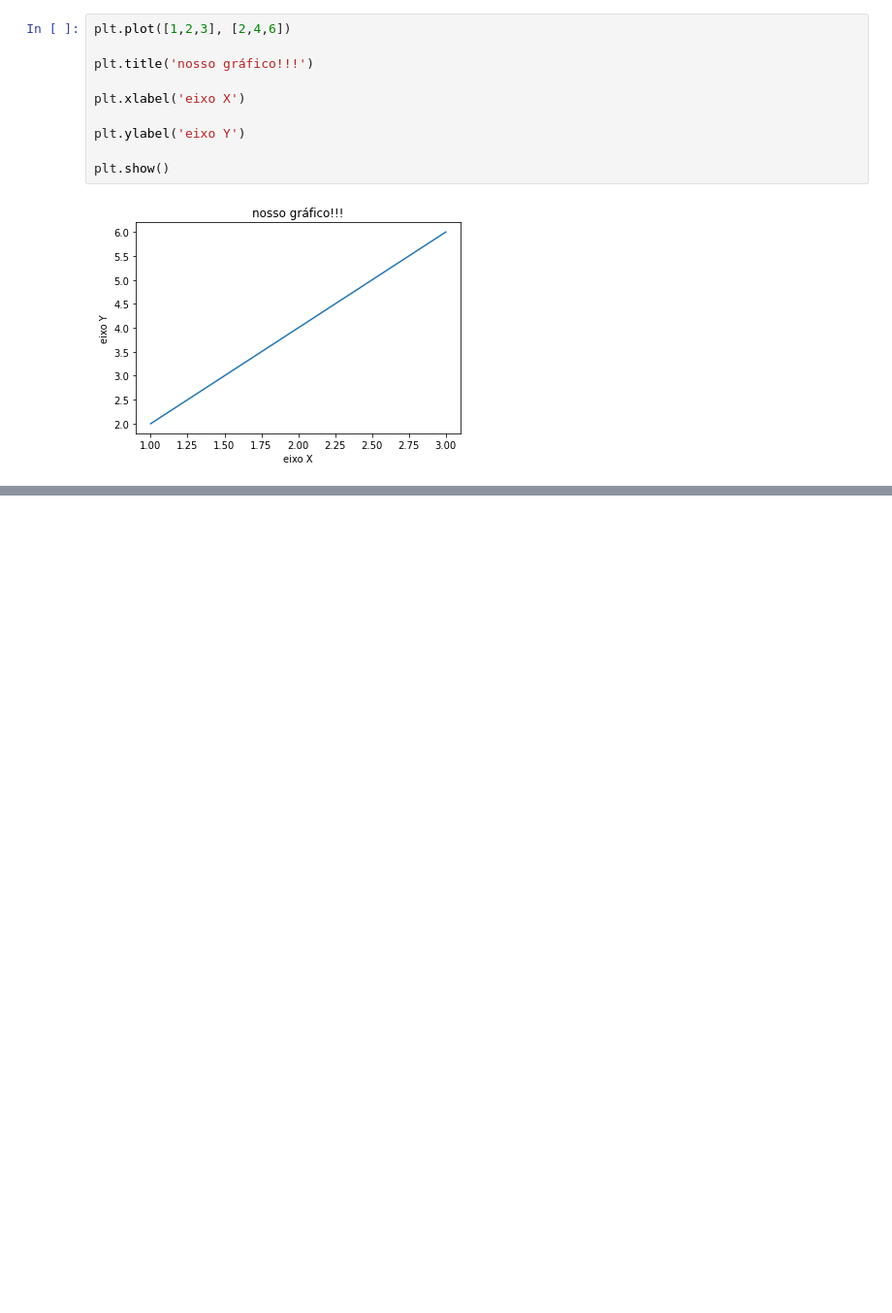
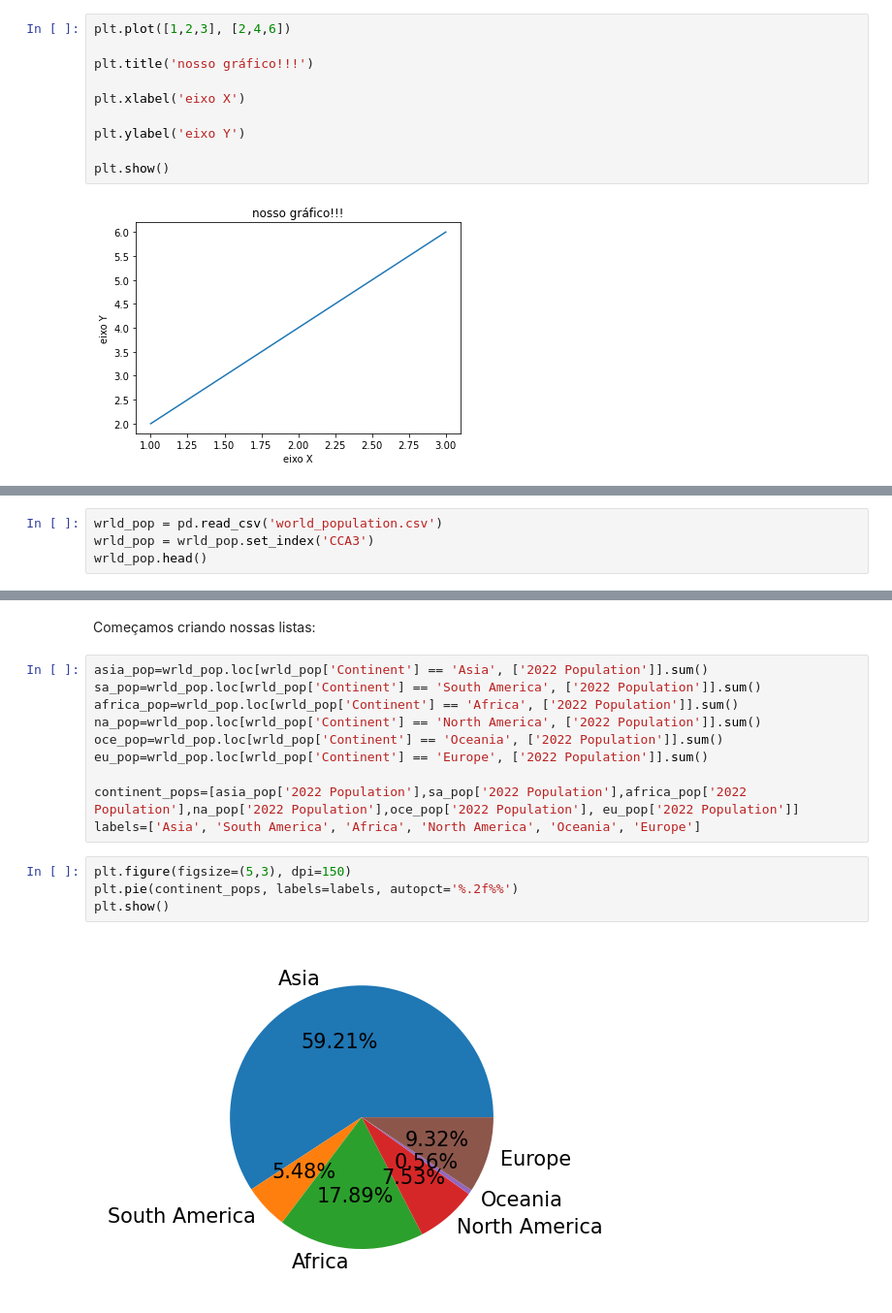
Before and after one commit to heitorhenriques/MiniCurso, a Jupyter notebook: Aula 4/Aula4.ipynb, the cells around one changed output, grey strips where cells are left out. Shown at 97% size. Drawn from its saved outputs; the diff is of its cells as text; blank space fills up the shorter version.

```diff
--- a/Aula 4/Aula4.ipynb
+++ b/Aula 4/Aula4.ipynb
@@ -74,0 +125,4 @@ plt.show()
+# %%
+wrld_pop = pd.read_csv('world_population.csv')
+wrld_pop = wrld_pop.set_index('CCA3')
+wrld_pop.head()
@@ -74,0 +151,18 @@ plt.show()
+# %% [markdown]
+Começamos criando nossas listas:
+# %%
+asia_pop=wrld_pop.loc[wrld_pop['Continent'] == 'Asia', ['2022 Population']].sum()
+sa_pop=wrld_pop.loc[wrld_pop['Continent'] == 'South America', ['2022 Population']].sum()
+africa_pop=wrld_pop.loc[wrld_pop['Continent'] == 'Africa', ['2022 Population']].sum()
+na_pop=wrld_pop.loc[wrld_pop['Continent'] == 'North America', ['2022 Population']].sum()
+oce_pop=wrld_pop.loc[wrld_pop['Continent'] == 'Oceania', ['2022 Population']].sum()
+eu_pop=wrld_pop.loc[wrld_pop['Continent'] == 'Europe', ['2022 Population']].sum()
+
+continent_pops=[asia_pop['2022 Population'],sa_pop['2022 Population'],africa_pop['2022 Population'],na_pop['2022 Population'],oce_pop['2022 Population'], eu_pop['2022 Population']]
+labels=['Asia', 'South America', 'Africa', 'North America', 'Oceania', 'Europe']
+# %%
+plt.figure(figsize=(5,3), dpi=150)
+plt.pie(continent_pops, labels=labels, autopct='%.2f%%')
+plt.show()
+# %% [output]
+[figure, added]
```
Also changed, not shown: parts of 26 cells of this notebook, 1 other file.
